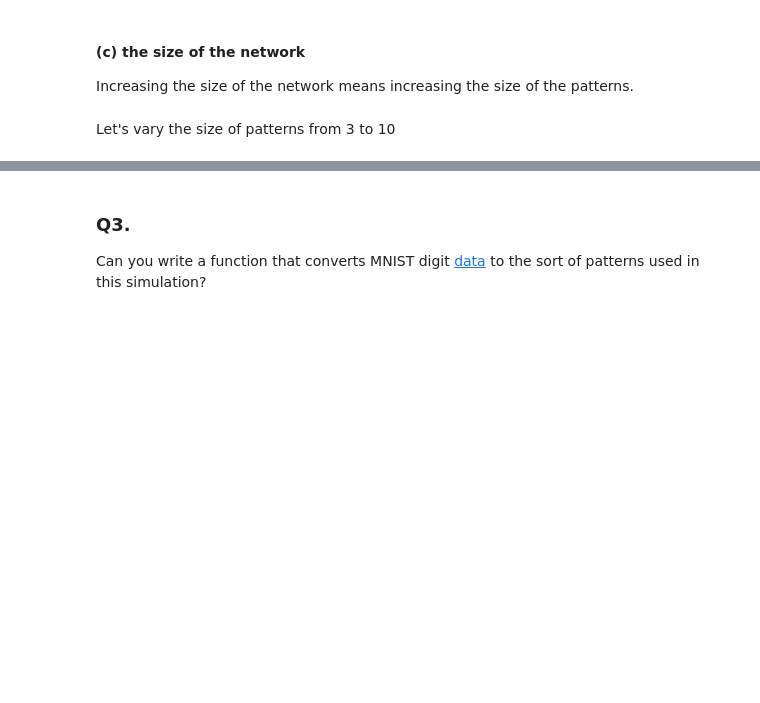
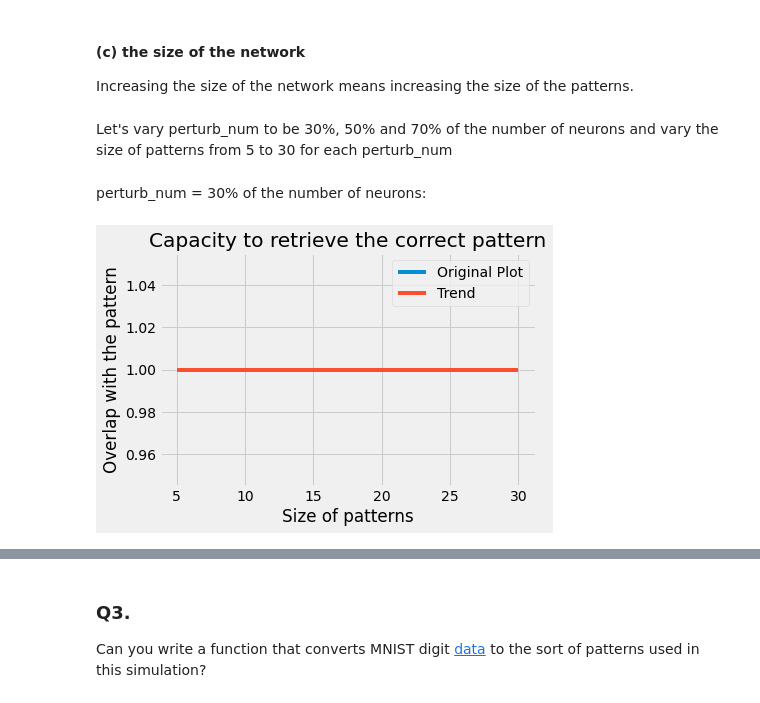
Before and after one commit to yashbg/cs786-comp-cog-sci, a Jupyter notebook: Assignment 1/190997.ipynb, the cells around one changed output, grey strips where cells are left out. Saved outputs shown, nothing was run; the diff lists cells and outputs as text; code cells hidden in the pictures; blank space fills up the shorter version.

```diff
--- a/Assignment 1/190997.ipynb
+++ b/Assignment 1/190997.ipynb
@@ -274,4 +261,31 @@ So, as we increase the number of patterns, the model's capacity to retrieve the
 #### (c) the size of the network
 Increasing the size of the network means increasing the size of the patterns.
 # %% [markdown]
-Let's vary the size of patterns from 3 to 10
+Let's vary perturb_num to be 30%, 50% and 70% of the number of neurons and vary the size of patterns from 5 to 30 for each perturb_num
+# %% [markdown]
+perturb_num = 30% of the number of neurons:
+# %%
+overlaps = []
+
+pattern_sizes = range(5, 31)
+for i in pattern_sizes:
+  perturb_num = int(0.3 * (i ** 2))
+  plist, cue, state_list = create_network(pattern_size=i, pattern_num=5, perturb_num=perturb_num, evolution_num = 3)
+  overlap = pattern_tools.compute_overlap(state_list[-1], plist[0])
+  overlaps.append(overlap)
+
+plt.title("Capacity to retrieve the correct pattern")
+plt.xlabel('Size of patterns')
+plt.ylabel('Overlap with the pattern')
+plt.plot(pattern_sizes, overlaps, label = 'Original Plot')
+
+m, b = np.polyfit(pattern_sizes, overlaps, 1)
+trend = []
+for pattern_size in pattern_sizes:
+  trend.append(m * pattern_size + b)
+plt.plot(pattern_sizes, trend, label = 'Trend')
+plt.legend()
+
+plt.show()
+# %% [output]
+[figure, added]
```
Also changed, not shown: parts of 22 cells of this notebook.
